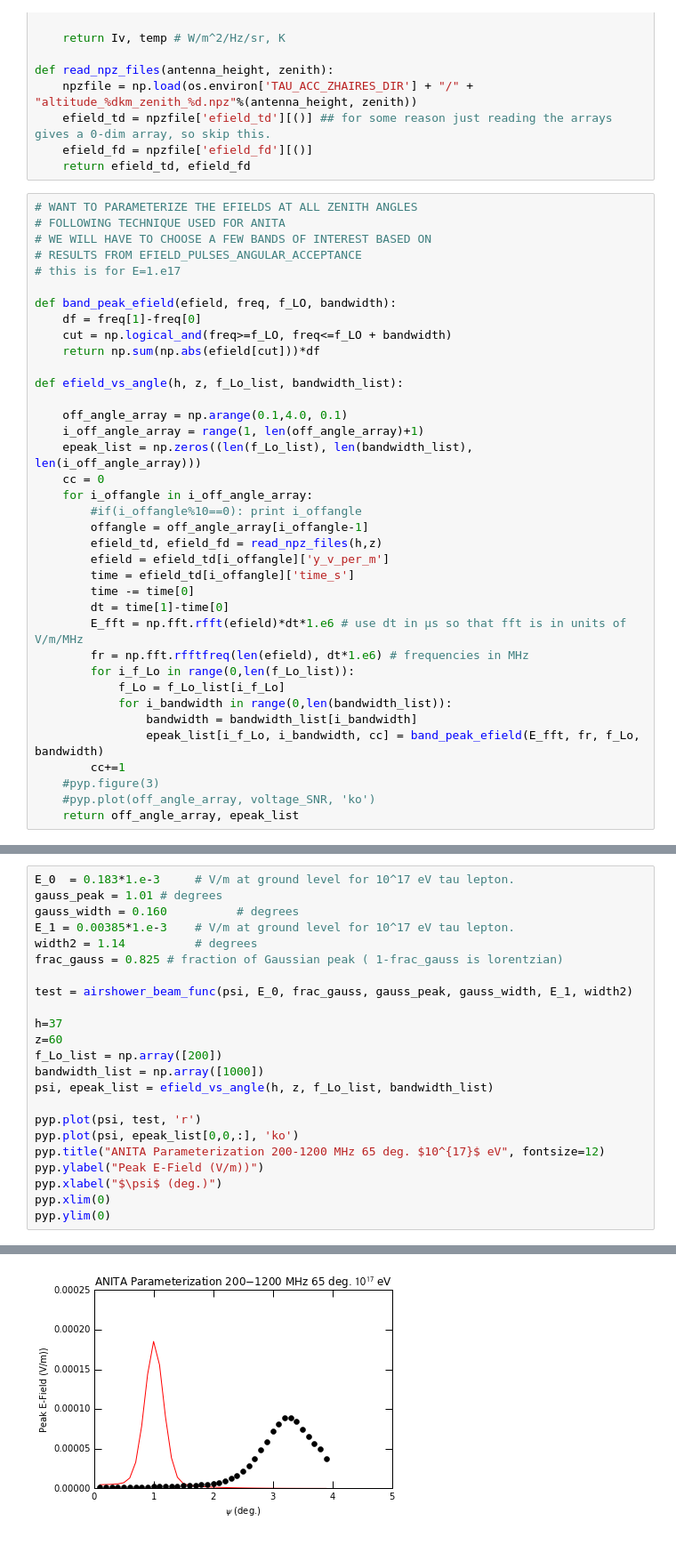
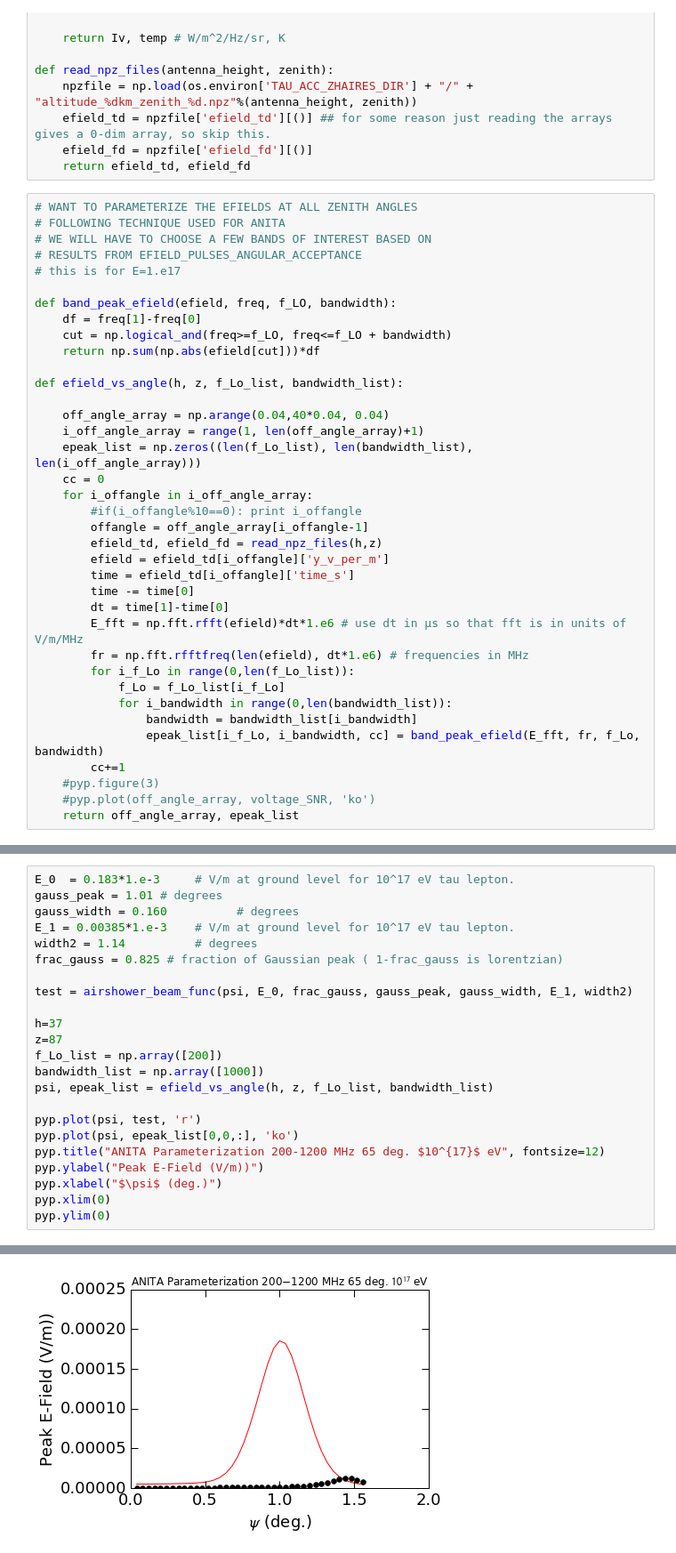
Before and after one commit to swissel/nutau_acceptance, a Jupyter notebook: 03_Detector/Parameterized Efields.ipynb, the cells around one changed output, grey strips where cells are left out. Shown at 89% size. Drawn from its saved outputs; the diff is of its cells as text.

```diff
--- a/03_Detector/Parameterized Efields.ipynb
+++ b/03_Detector/Parameterized Efields.ipynb
@@ -59,7 +61,7 @@ def band_peak_efield(efield, freq, f_LO, bandwidth):
 
 def efield_vs_angle(h, z, f_Lo_list, bandwidth_list):
 
-    off_angle_array = np.arange(0.1,4.0, 0.1)
+    off_angle_array = np.arange(0.04,40*0.04, 0.04)
     i_off_angle_array = range(1, len(off_angle_array)+1)
     epeak_list = np.zeros((len(f_Lo_list), len(bandwidth_list), len(i_off_angle_array)))
     cc = 0
@@ -174,29 +180,29 @@ def airshower_beam_func(psi, E_0, frac_gauss, gauss_peak, gauss_width, E_1, widt
 # %%
 E_0  = 0.183*1.e-3     # V/m at ground level for 10^17 eV tau lepton.
 gauss_peak = 1.01 # degrees
 gauss_width = 0.160          # degrees
 E_1 = 0.00385*1.e-3    # V/m at ground level for 10^17 eV tau lepton.
 width2 = 1.14          # degrees
 frac_gauss = 0.825 # fraction of Gaussian peak ( 1-frac_gauss is lorentzian)
 
 test = airshower_beam_func(psi, E_0, frac_gauss, gauss_peak, gauss_width, E_1, width2)
 
 h=37
-z=60
+z=87
 f_Lo_list = np.array([200])
 bandwidth_list = np.array([1000])
 psi, epeak_list = efield_vs_angle(h, z, f_Lo_list, bandwidth_list)
 
 pyp.plot(psi, test, 'r')
 pyp.plot(psi, epeak_list[0,0,:], 'ko')
 pyp.title("ANITA Parameterization 200-1200 MHz 65 deg. $10^{17}$ eV", fontsize=12)
 pyp.ylabel("Peak E-Field (V/m))")
 pyp.xlabel("$\psi$ (deg.)")
 pyp.xlim(0)
 pyp.ylim(0)
 # %% [output]
 (0, 0.00025000000000000001)
-[figure, old version]
+[figure, new version]
 # %%
 # Use ANITA parameterization to test the curve fit.
 # NOTE: SHIFTING FROM 1.01 deg to peak in the efield.
```
Also changed, not shown: parts of 35 cells of this notebook, 6 other files.
